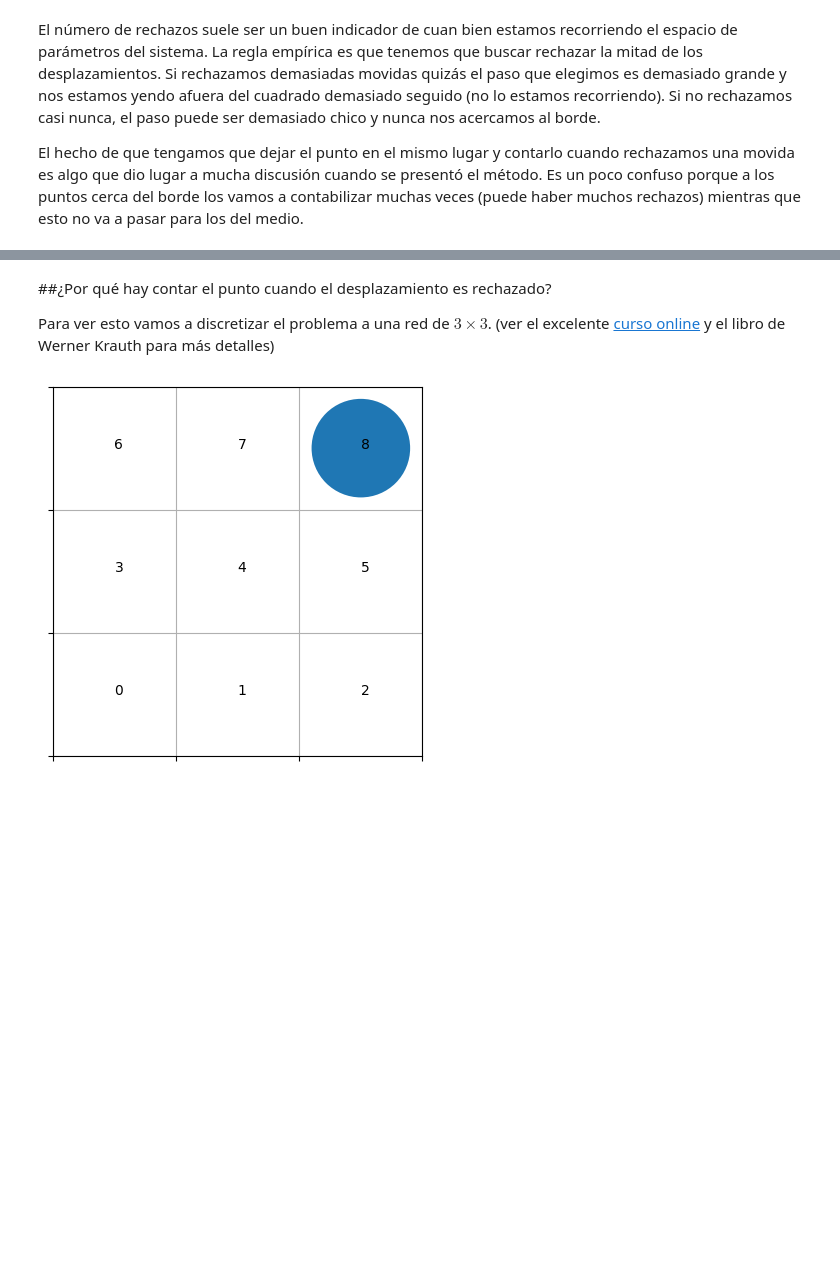
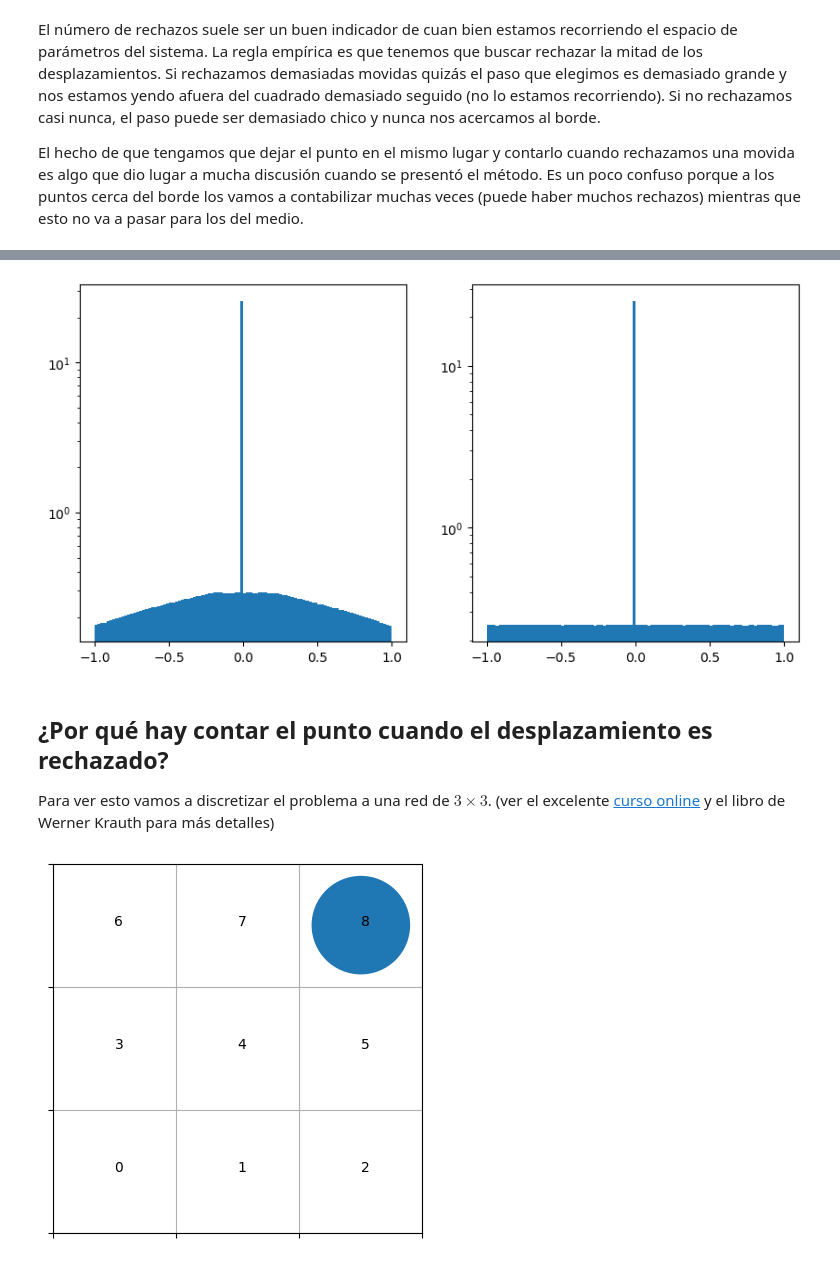
Before and after one commit to Lupama2/fiscom-2023, a Jupyter notebook: Teoria/09_0_MonteCarlo.ipynb, the cells around one changed output, grey strips where cells are left out. Drawn from its saved outputs; the diff is of its cells as text; code cells hidden in the pictures; blank space fills up the shorter version.

```diff
--- a/Teoria/09_0_MonteCarlo.ipynb
+++ b/Teoria/09_0_MonteCarlo.ipynb
@@ -130,5 +185,20 @@ El hecho de que tengamos que dejar el punto en el mismo lugar y contarlo cuando
+# %%
+#Graph histogram for aceptados[:,0]
+
+fig, ax = plt.subplots(1,2, figsize = (10,5))
+
+ax[0].hist(aceptados[:,0], bins = 100, density = True)
+ax[0].set_yscale("log")
+
+totales = np.concatenate((aceptados,rechazados))
+ax[1].hist(totales[:,0], bins = 100, density = True)
+ax[1].set_yscale("log")
+
+plt.show()
+# %% [output]
+[figure, added]
 # %% [markdown]
-##¿Por qué hay contar el punto cuando el desplazamiento es rechazado?
+## ¿Por qué hay contar el punto cuando el desplazamiento es rechazado?
 
 Para ver esto vamos a discretizar el problema a una red de $3\times 3$. (ver el excelente [curso online](https://www.coursera.org/learn/statistical-mechanics) y el libro de Werner Krauth para más detalles)
 # %%
```
Also changed, not shown: parts of 5 cells of this notebook.
